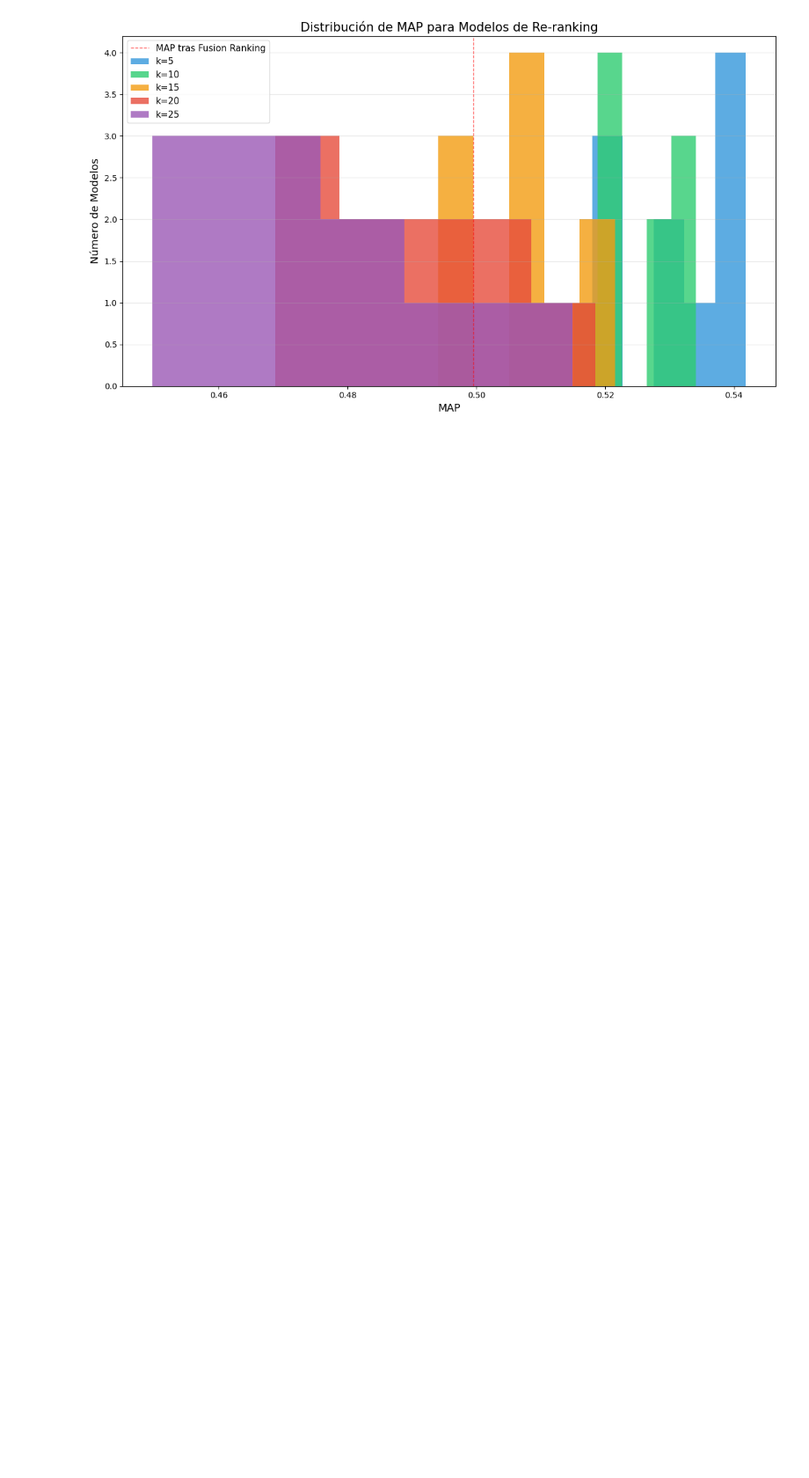
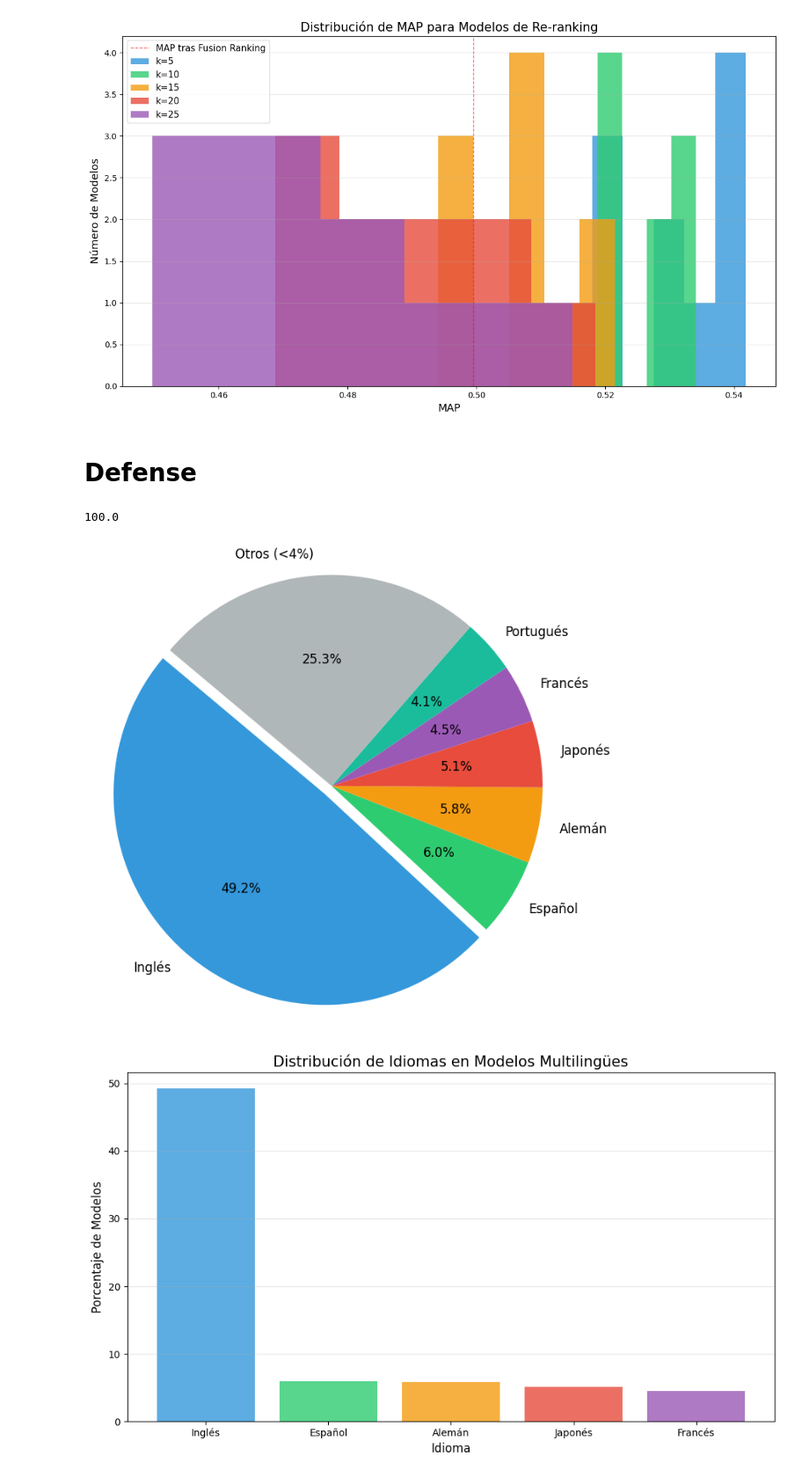
Before and after one commit to davidgc14/TalentCLEF-TaskA, a Jupyter notebook: notebooks/Plots.ipynb, the cells around one changed output. Shown at 88% size. Saved outputs shown, nothing was run; the diff lists cells and outputs as text; code cells hidden in the pictures; blank space fills up the shorter version.

```diff
--- a/notebooks/Plots.ipynb
+++ b/notebooks/Plots.ipynb
@@ -407,3 +461,45 @@ plt.tight_layout()
 plt.show()
 # %% [output]
 [figure]
+# %% [markdown]
+# Defense
+# %%
+sizes = [49.2, 6.0, 5.8, 5.1, 4.5, 4.1, 25.3]
+sum(sizes)
+# %% [output]
+100.0
+# %%
+# English   49.2%
+# Spanish    6.0%
+# German     5.8%
+# Japanese   5.1%
+# French     4.5%
+# Portuguese	4.1%
+
+
+from matplotlib import pyplot as plt
+labels = ['Inglés', 'Español', 'Alemán', 'Japonés', 'Francés', 'Portugués', 'Otros (<4%)']
+sizes = [49.2, 6.0, 5.8, 5.1, 4.5, 4.1, 25.3]
+colors = ['#3498db', '#2ecc71', '#f39c12', '#e74c3c', '#9b59b6', "#1abc9c", "#b0b7b8"]
+explode = (0.05, 0, 0, 0, 0, 0, 0)
+plt.figure(figsize=(8, 8))
+plt.pie(sizes, explode=explode, labels=labels, colors=colors, autopct='%1.1f%%', shadow=False, startangle=140, textprops={'fontsize': 12})
+# plt.title('Distribución de Idiomas en Modelos Multilingües', fontsize=15)
+plt.axis('equal')
+plt.show()
+
+# ahora en grafico de barras sin otros idiomas
+labels = ['Inglés', 'Español', 'Alemán', 'Japonés', 'Francés']
+sizes = [49.2, 6.0, 5.8, 5.1, 4.5]
+colors = ['#3498db', '#2ecc71', '#f39c12', '#e74c3c', '#9b59b6']
+plt.figure(figsize=(10, 6))
+plt.bar(labels, sizes, color=colors, alpha=0.8)
+plt.xlabel('Idioma', fontsize=12)
+plt.ylabel('Porcentaje de Modelos', fontsize=12)
+plt.title('Distribución de Idiomas en Modelos Multilingües', fontsize=15)
+plt.grid(axis='y', alpha=0.3)
+plt.tight_layout()
+plt.show()
+# %% [output]
+[figure, added]
+[figure, added]
```
Also changed, not shown: parts of 5 cells of this notebook.
